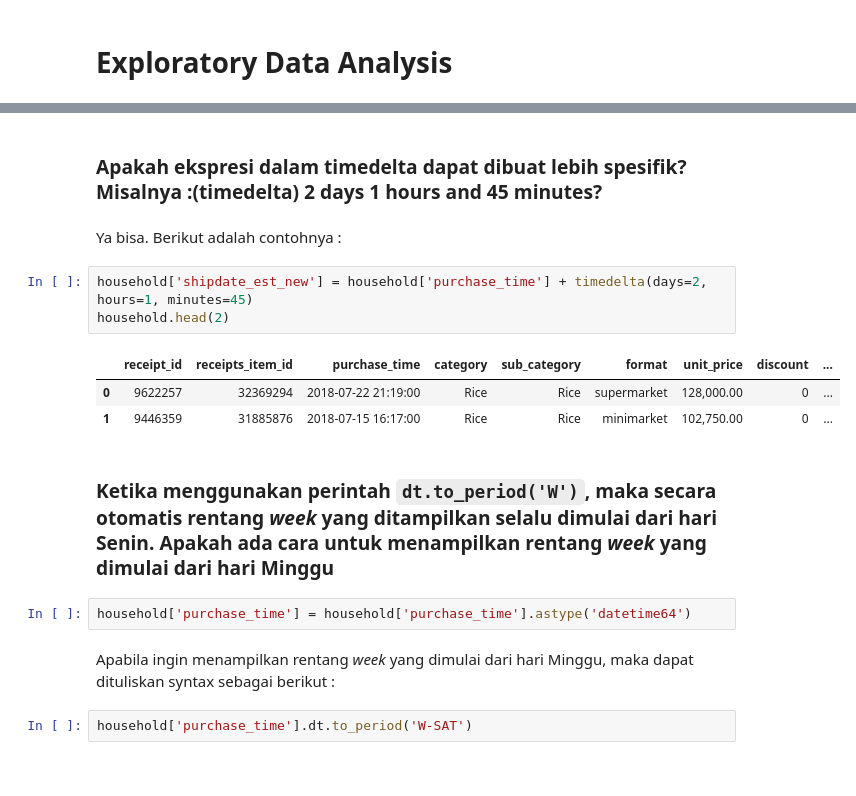
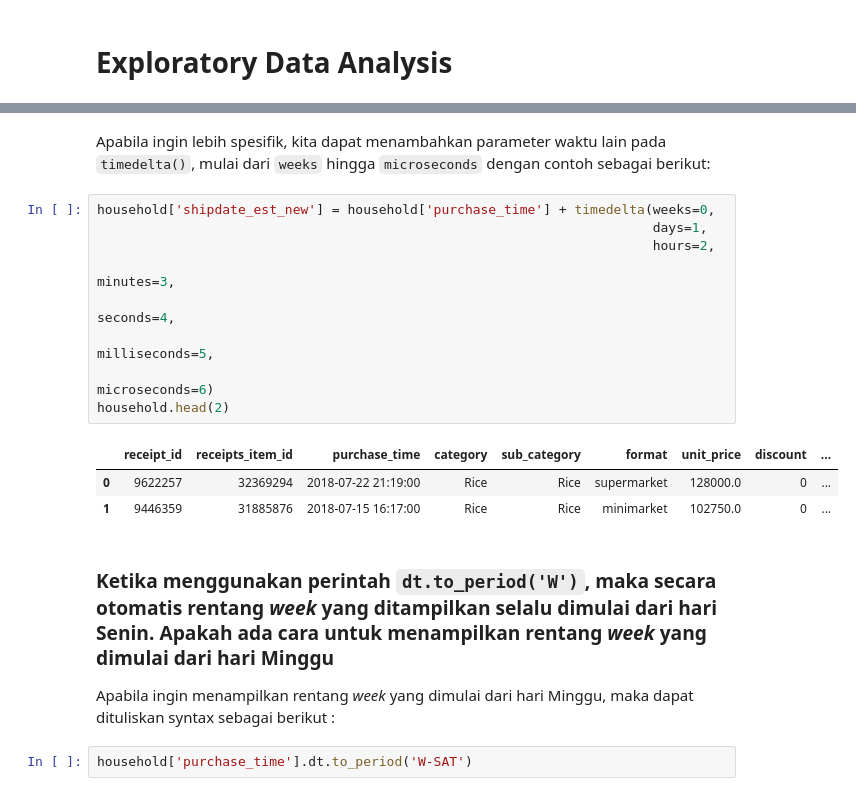
Before and after one commit to tomytjandra/askalgo-py-content, a Jupyter notebook: 02. EDA.ipynb, the cells around one changed output, grey strips where cells are left out. Drawn from its saved outputs; the diff is of its cells as text.

```diff
--- a/02. EDA.ipynb
+++ b/02. EDA.ipynb
@@ -41,20 +40,22 @@ household.head(2)
-# %% [markdown]
-### Apakah ekspresi dalam timedelta dapat dibuat lebih spesifik? Misalnya :(timedelta) 2 days 1 hours and 45 minutes?
-# %% [markdown]
-Ya bisa. Berikut adalah contohnya :
+# %% [markdown]
+Apabila ingin lebih spesifik, kita dapat menambahkan parameter waktu lain pada `timedelta()`, mulai dari `weeks` hingga `microseconds` dengan contoh sebagai berikut:
 # %%
-household['shipdate_est_new'] = household['purchase_time'] + timedelta(days=2, hours=1, minutes=45)
+household['shipdate_est_new'] = household['purchase_time'] + timedelta(weeks=0,
+                                                                       days=1,
+                                                                       hours=2,
+                                                                       minutes=3,
+                                                                       seconds=4,
+                                                                       milliseconds=5,
+                                                                       microseconds=6)
 household.head(2)
 # %% [output]
 |  | receipt_id | receipts_item_id | purchase_time | category | sub_category | format | unit_price | discount | ... |
-| 0 | 9622257 | 32369294 | 2018-07-22 21:19:00 | Rice | Rice | supermarket | 128,000.00 | 0 | ... |
-| 1 | 9446359 | 31885876 | 2018-07-15 16:17:00 | Rice | Rice | minimarket | 102,750.00 | 0 | ... |
+| 0 | 9622257 | 32369294 | 2018-07-22 21:19:00 | Rice | Rice | supermarket | 128000.0 | 0 | ... |
+| 1 | 9446359 | 31885876 | 2018-07-15 16:17:00 | Rice | Rice | minimarket | 102750.0 | 0 | ... |
 # %% [markdown]
 ### Ketika menggunakan perintah `dt.to_period('W')`, maka secara otomatis rentang *week* yang ditampilkan selalu dimulai dari hari Senin. Apakah ada cara untuk menampilkan rentang *week* yang dimulai dari hari Minggu
+
+Apabila ingin menampilkan rentang *week* yang dimulai dari hari Minggu, maka dapat dituliskan syntax sebagai berikut :
-# %%
-household['purchase_time'] = household['purchase_time'].astype('datetime64')
-# %% [markdown]
-Apabila ingin menampilkan rentang *week* yang dimulai dari hari Minggu, maka dapat dituliskan syntax sebagai berikut :
 # %%
 household['purchase_time'].dt.to_period('W-SAT')
 # %% [output]
```
Also changed, not shown: parts of 44 cells of this notebook.
